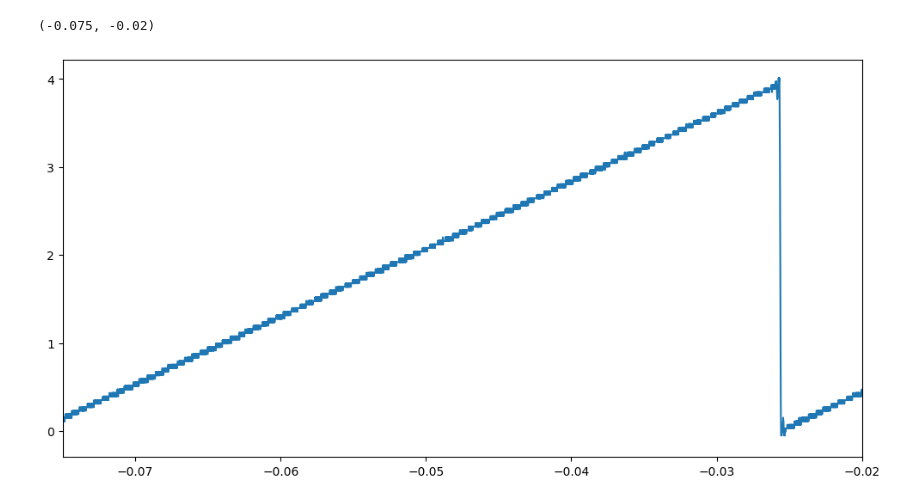
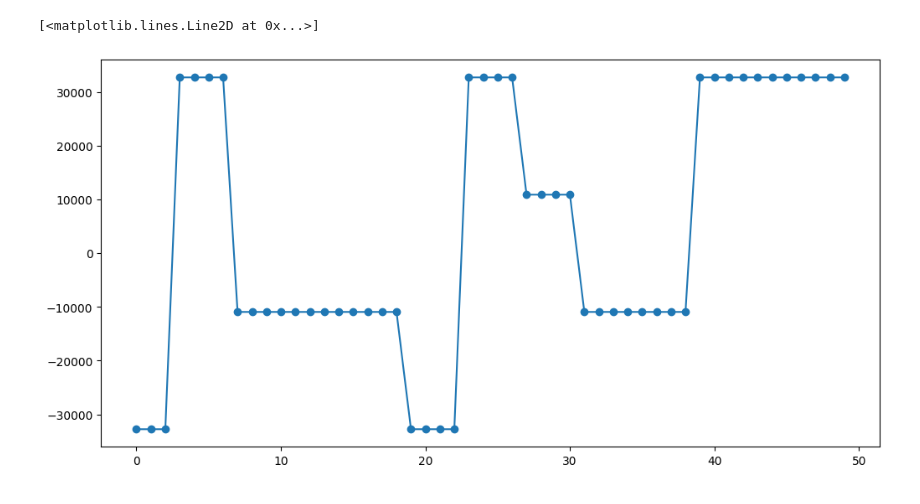
Before and after one commit to LucasLobo7/TCC, a Jupyter notebook: Equipamentos/Simulacao_Completa.ipynb, the cells around one changed output. Cells and saved outputs as stored; diff of their text form; code cells hidden in the pictures.

```diff
--- a/Equipamentos/Simulacao_Completa.ipynb
+++ b/Equipamentos/Simulacao_Completa.ipynb
@@ -194,9 +186,5 @@ plt.plot(t[0:sps*Nsimbolos],y[0:sps*Nsimbolos],label='Sinal porta 2')
-# %%
-scope.write('digitize')
-time.sleep(1)
-t,y = AdquirirOnda(scope,2)
-plt.plot(t,y,label='Sinal porta 2')
-plt.xlim(-0.075,-0.02)
-# %% [output]
-(-0.075, -0.02)
-[figure, removed]
+# %%
+plt.plot(simbolos[0:50],'-o')
+# %% [output]
+[<matplotlib.lines.Line2D at 0x...>]
+[figure, added]
```
Also changed, not shown: parts of 17 cells of this notebook, 5 other files.
